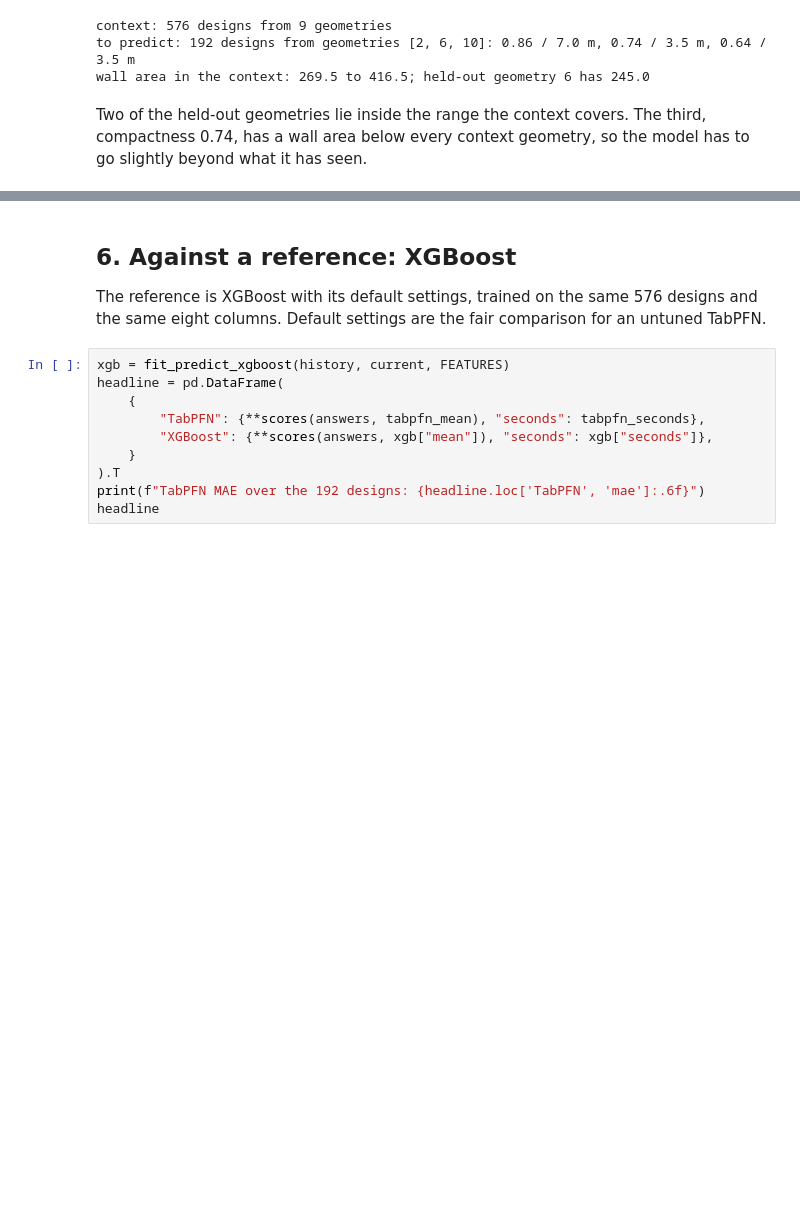
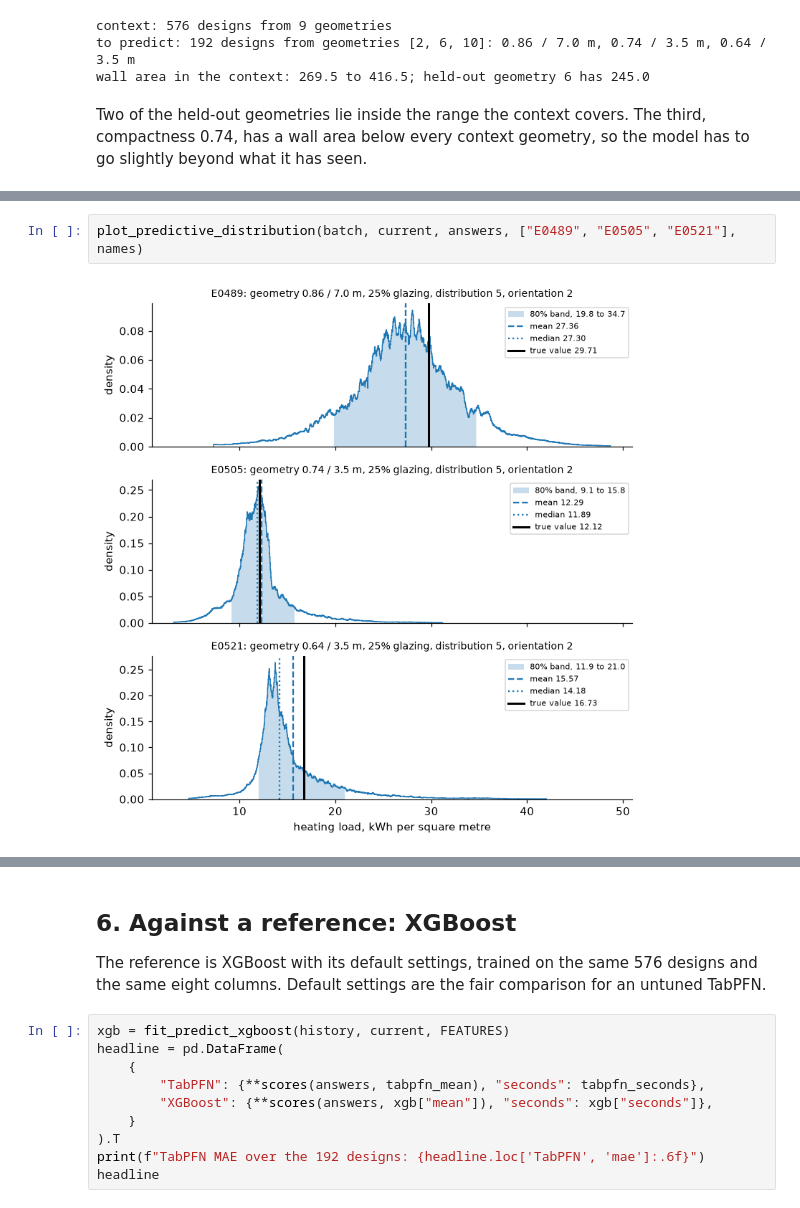
Before and after one commit to pleiadian53/tabular-icl-lab, a Jupyter notebook: notebooks/grouped_transfer/01_unseen_geometry_transfer.ipynb, the cells around one changed output, grey strips where cells are left out. Saved outputs shown, nothing was run; the diff lists cells and outputs as text; blank space fills up the shorter version.

```diff
--- a/notebooks/grouped_transfer/01_unseen_geometry_transfer.ipynb
+++ b/notebooks/grouped_transfer/01_unseen_geometry_transfer.ipynb
@@ -198,0 +228,4 @@ plot_predictive_quantiles(quantiles[:, column], answers["E0505"], "E0505: TabPFN
+# %%
+plot_predictive_distribution(batch, current, answers, ["E0489", "E0505", "E0521"], names)
+# %% [output]
+[figure, added]
```
Also changed, not shown: parts of 11 cells of this notebook, 1 other file.
